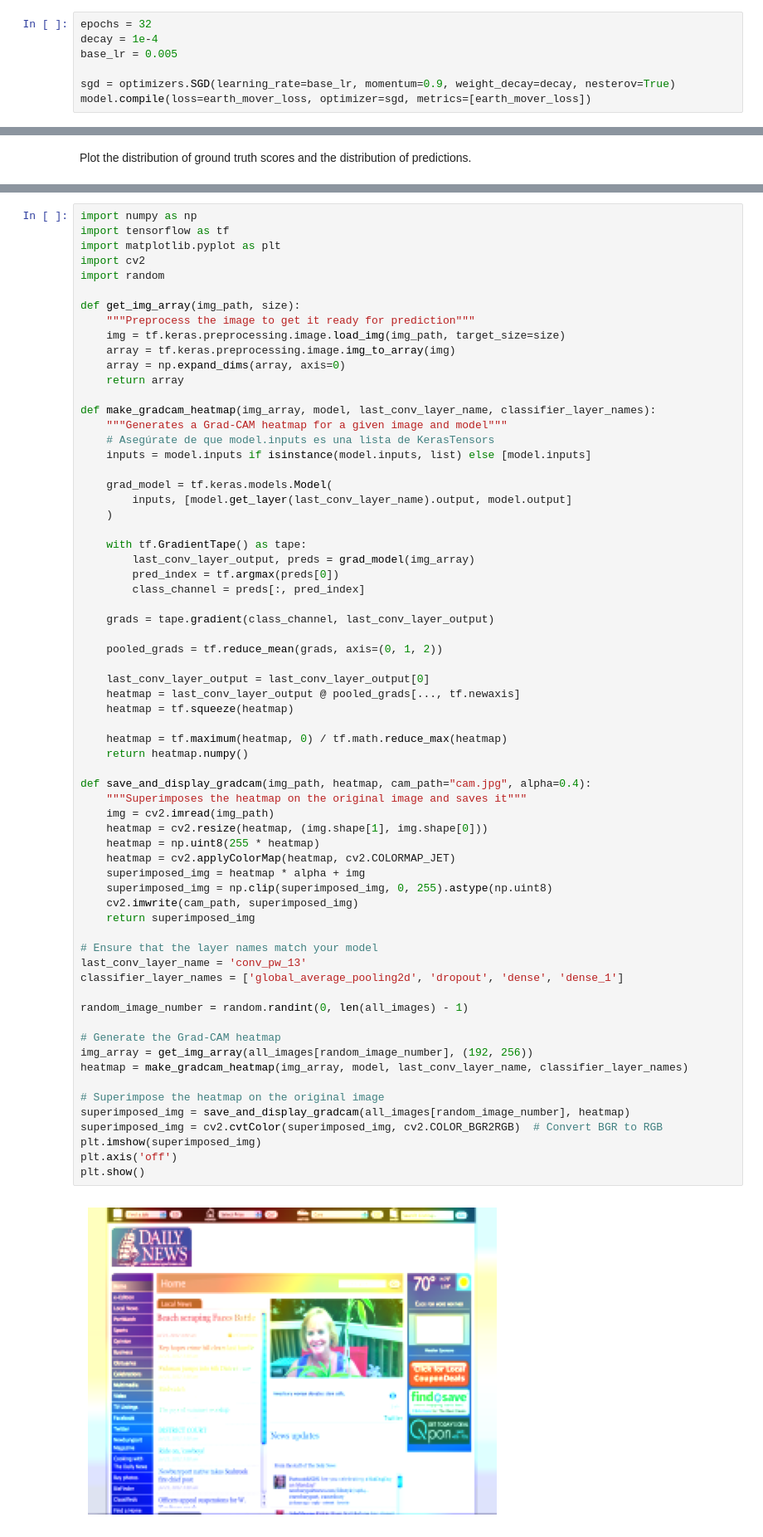
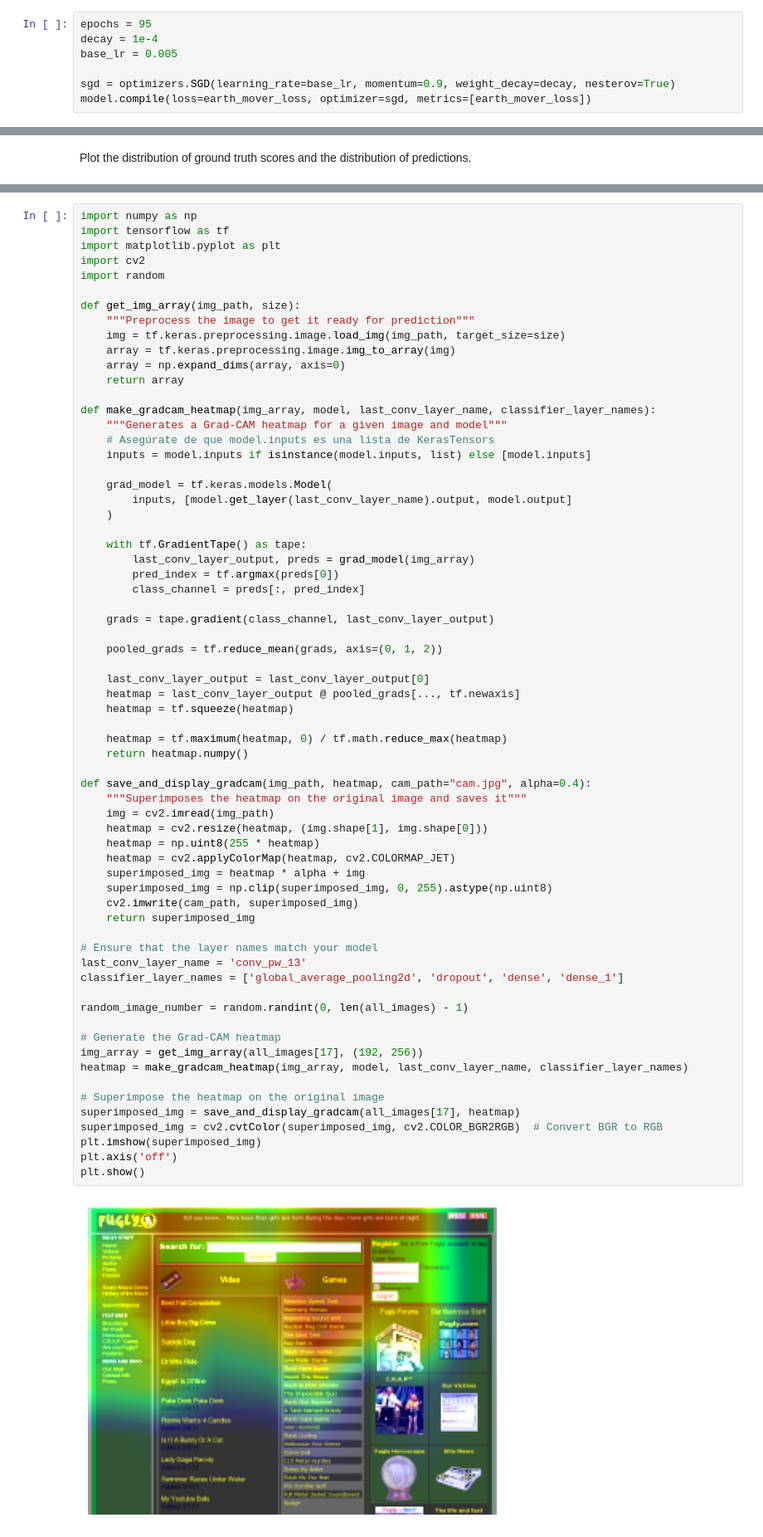
Before and after one commit to abrahamglez17/website-aesthetics-research, a Jupyter notebook: rating-based-models/approach2/model2.ipynb, the cells around one changed output, grey strips where cells are left out. Shown at 83% size. Drawn from its saved outputs; the diff is of its cells as text.

```diff
--- a/rating-based-models/approach2/model2.ipynb
+++ b/rating-based-models/approach2/model2.ipynb
@@ -284,7 +284,7 @@ val_generator = val_datagen.flow(X_val, y_val, batch_size=batch_size)
 # %% [markdown]
 Compile the model.
 # %%
-epochs = 32
+epochs = 95
 decay = 1e-4
 base_lr = 0.005
 
@@ -508,33 +525,33 @@ def make_gradcam_heatmap(img_array, model, last_conv_layer_name, classifier_laye
 
     heatmap = tf.maximum(heatmap, 0) / tf.math.reduce_max(heatmap)
     return heatmap.numpy()
 
 def save_and_display_gradcam(img_path, heatmap, cam_path="cam.jpg", alpha=0.4):
     """Superimposes the heatmap on the original image and saves it"""
     img = cv2.imread(img_path)
     heatmap = cv2.resize(heatmap, (img.shape[1], img.shape[0]))
     heatmap = np.uint8(255 * heatmap)
     heatmap = cv2.applyColorMap(heatmap, cv2.COLORMAP_JET)
     superimposed_img = heatmap * alpha + img
     superimposed_img = np.clip(superimposed_img, 0, 255).astype(np.uint8)
     cv2.imwrite(cam_path, superimposed_img)
     return superimposed_img
 
 # Ensure that the layer names match your model
 last_conv_layer_name = 'conv_pw_13'
 classifier_layer_names = ['global_average_pooling2d', 'dropout', 'dense', 'dense_1']
 
 random_image_number = random.randint(0, len(all_images) - 1)
 
 # Generate the Grad-CAM heatmap
-img_array = get_img_array(all_images[random_image_number], (192, 256))
+img_array = get_img_array(all_images[17], (192, 256))
 heatmap = make_gradcam_heatmap(img_array, model, last_conv_layer_name, classifier_layer_names)
 
 # Superimpose the heatmap on the original image
-superimposed_img = save_and_display_gradcam(all_images[random_image_number], heatmap)
+superimposed_img = save_and_display_gradcam(all_images[17], heatmap)
 superimposed_img = cv2.cvtColor(superimposed_img, cv2.COLOR_BGR2RGB)  # Convert BGR to RGB
 plt.imshow(superimposed_img)
 plt.axis('off')
 plt.show()
 # %% [output]
-[figure, old version]
+[figure, new version]
```
Also changed, not shown: parts of 12 cells of this notebook, 1 other file.
